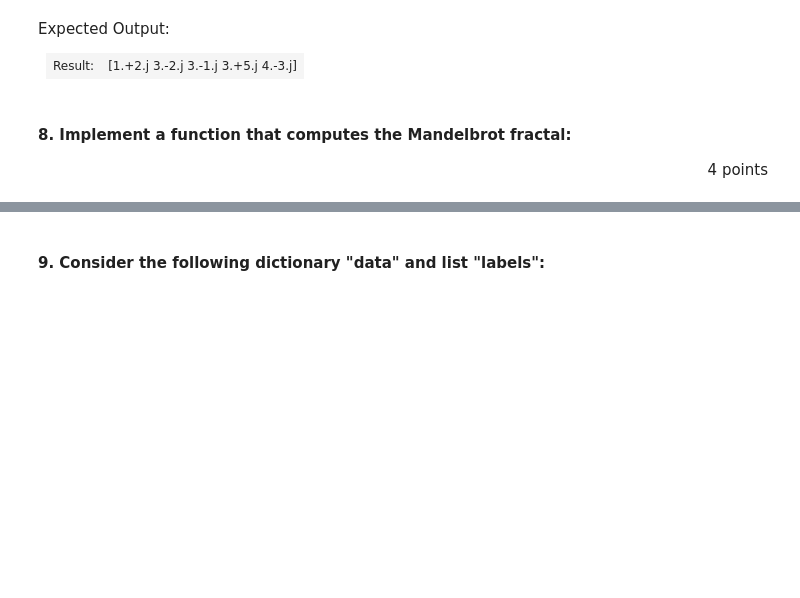
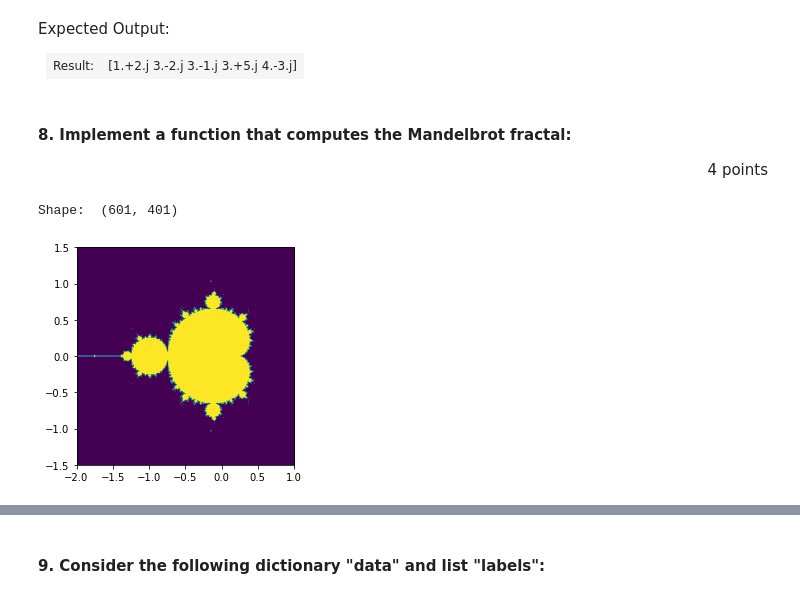
Before and after one commit to CherryVIk/PythonDRU, a Jupyter notebook: template_python_libs_lab.ipynb, the cells around one changed output, grey strips where cells are left out. Cells and saved outputs as stored; diff of their text form; code cells hidden in the pictures; blank space fills up the shorter version.

Commit message:
Implement tasks with pandas and mandelbrot (without markov chains)

```diff
--- a/template_python_libs_lab.ipynb
+++ b/template_python_libs_lab.ipynb
@@ -204,20 +203,33 @@ Expected Output:
 # %%
 def compute_mandelbrot(n_max, threshold, nx, ny):
     """
     :n_max: int
     :threshold: float
     :nx: int
     :ny: int
     :return: np.array
     """
     # A grid of c-values
     x = np.linspace(-2, 1, nx)
     y = np.linspace(-1.5, 1.5, ny)
 
     c = x[:,np.newaxis] + 1j * y[np.newaxis,:]
 
     # Mandelbrot iteration
-    # YOUR CODE HERE
+    z = c
+
+    # The code below overflows in many regions of the x-y grid, suppress
+    # warnings temporarily
+    with np.warnings.catch_warnings():
+        np.warnings.simplefilter("ignore")
+        for j in range(n_max):
+            z = z**2 + c
+        mandelbrot_set = (abs(z) < threshold)
+
+    return mandelbrot_set
+# %% [output]
+Shape:  (601, 401)
+[figure, added]
 # %%
 mandelbrot_set = compute_mandelbrot(50, 50., 601, 401)
 plt.imshow(mandelbrot_set.T, extent=[-2, 1, -1.5, 1.5])
```
Also changed, not shown: parts of 16 cells of this notebook.
